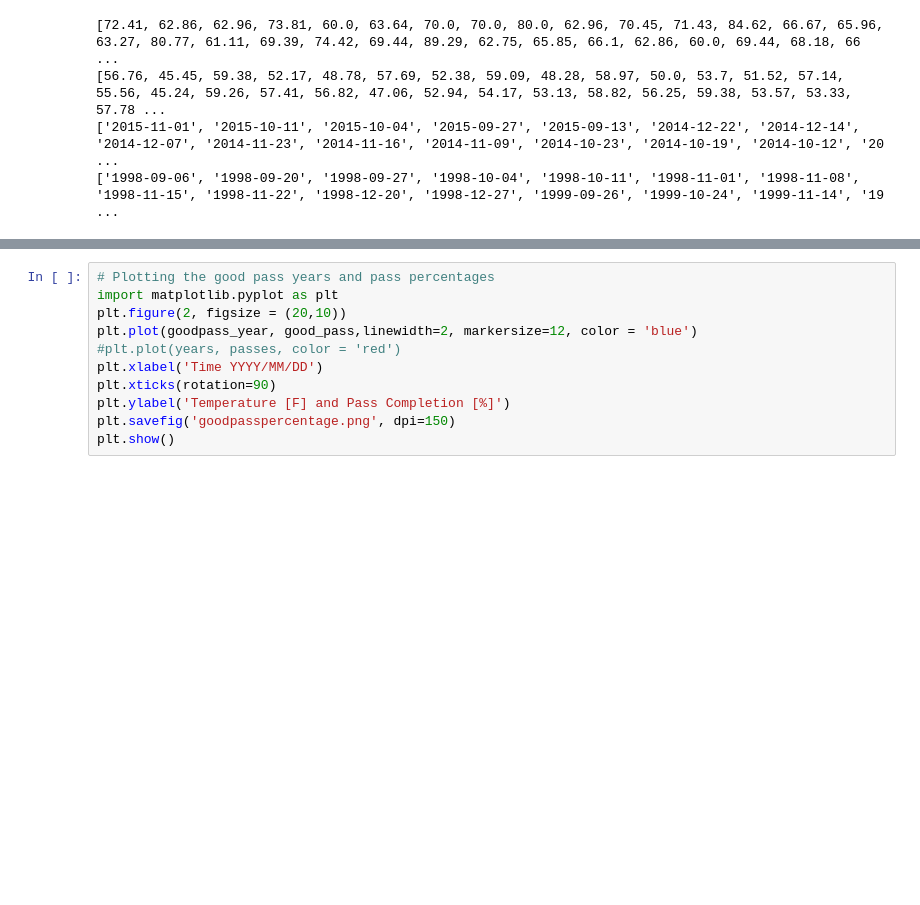
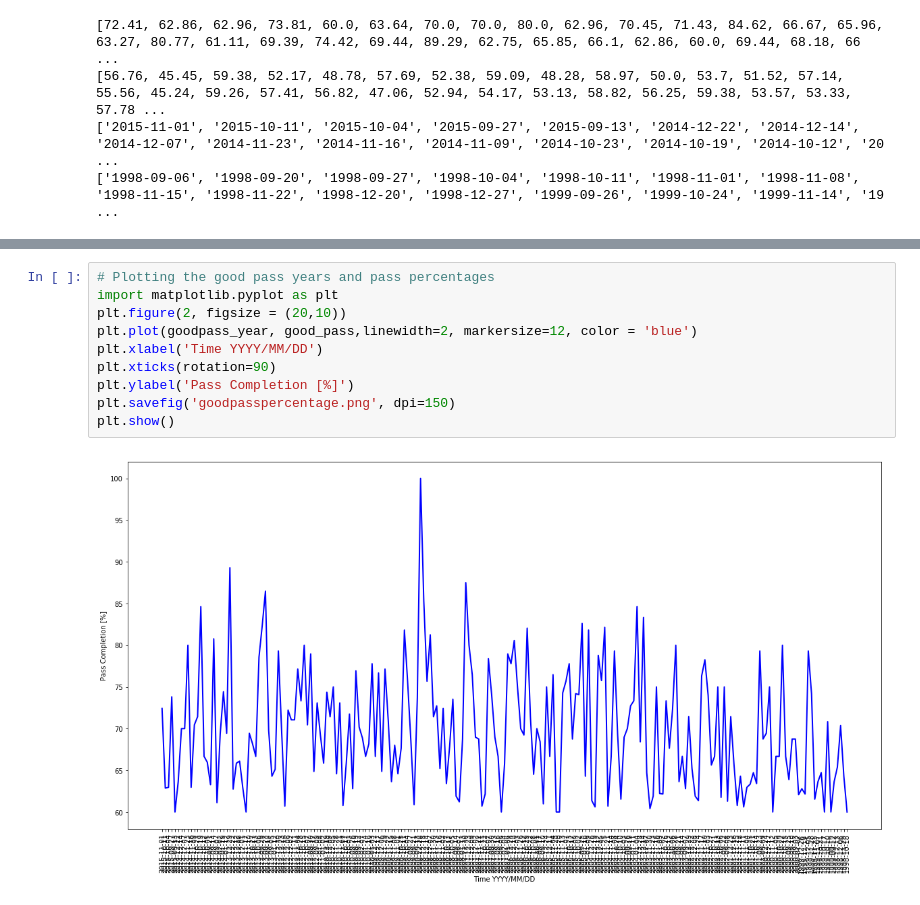
Before and after one commit to valpomet330-FA18/final-project-hbricca, a Jupyter notebook: Peyton_Manning.ipynb, the cells around one changed output, grey strips where cells are left out. Cells and saved outputs as stored; diff of their text form; blank space fills up the shorter version.

Commit message:
Plotting the data.

```diff
--- a/Peyton_Manning.ipynb
+++ b/Peyton_Manning.ipynb
@@ -258,11 +293,12 @@ print(badpass_year)
 # %%
 # Plotting the good pass years and pass percentages
 import matplotlib.pyplot as plt
 plt.figure(2, figsize = (20,10))
 plt.plot(goodpass_year, good_pass,linewidth=2, markersize=12, color = 'blue')
-#plt.plot(years, passes, color = 'red')
 plt.xlabel('Time YYYY/MM/DD')
 plt.xticks(rotation=90)
-plt.ylabel('Temperature [F] and Pass Completion [%]')
+plt.ylabel('Pass Completion [%]')
 plt.savefig('goodpasspercentage.png', dpi=150)
 plt.show()
+# %% [output]
+[figure, added]
```
Also changed, not shown: parts of 5 cells of this notebook.
